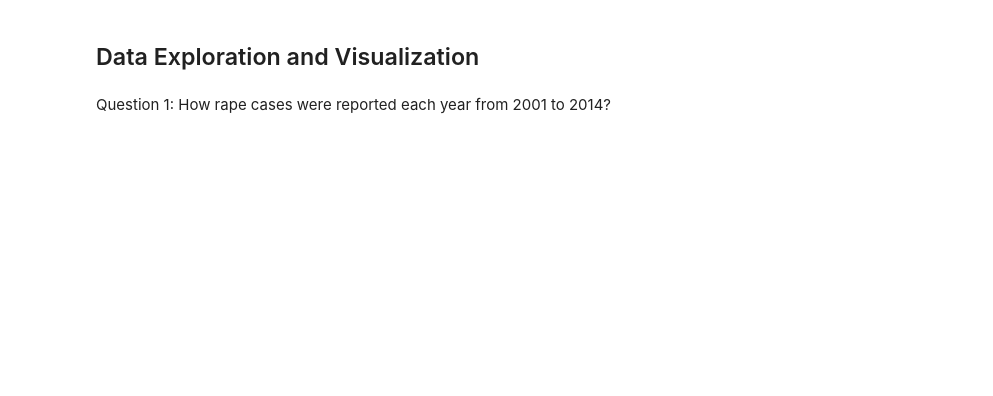
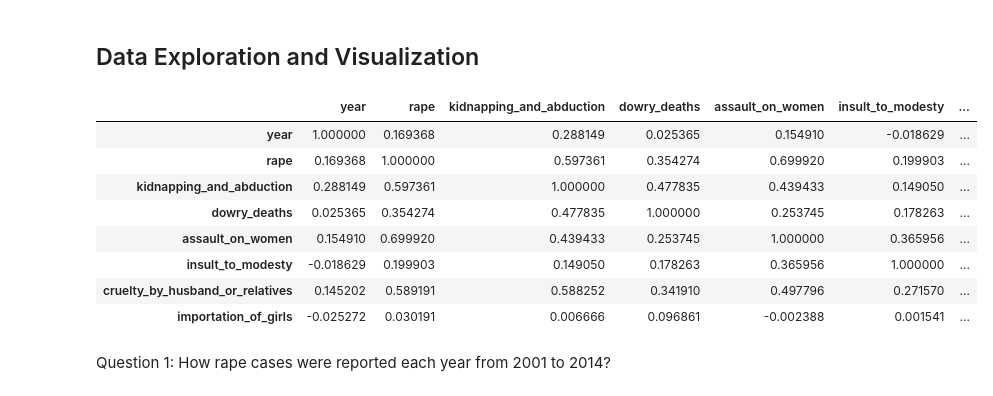
Before and after one commit to apacheteam/Crime-Against-Women-PP22-C623-APACHE-TEAM, a Jupyter notebook: data exploration.ipynb, the cells around one changed output. Saved outputs shown, nothing was run; the diff lists cells and outputs as text; code cells hidden in the pictures; blank space fills up the shorter version.

```diff
--- a/data exploration.ipynb
+++ b/data exploration.ipynb
@@ -38,2 +440,28 @@ dtype: int64
+# %%
+# Removing the total rows
+# We have some rows giving us the total of other rows, we don't want that.
+# we drop them.
+dataset = dataset[~dataset.DISTRICT.str.contains('TOTAL')]
+# %%
+# Changing column names.
+dataset.columns = ['state/ut', 'district', 'year', 'rape',
+       'kidnapping_and_abduction', 'dowry_deaths', 'assault_on_women',
+       'insult_to_modesty', 'cruelty_by_husband_or_relatives',
+       'importation_of_girls']
 # %% [markdown]
 ## Data Exploration and Visualization
+# %%
+dataset.corr()
+# what i was thinking was since assault on modesty is like touching a woman in the wrong places and because of the 0.7
+# correlation between rape and assault i was thinking that maybe in some of the assault cases , rape was also committed
+# so basically a double offense ??
+# %% [output]
+|  | year | rape | kidnapping_and_abduction | dowry_deaths | assault_on_women | insult_to_modesty | ... |
+| year | 1.000000 | 0.169368 | 0.288149 | 0.025365 | 0.154910 | -0.018629 | ... |
+| rape | 0.169368 | 1.000000 | 0.597361 | 0.354274 | 0.699920 | 0.199903 | ... |
+| kidnapping_and_abduction | 0.288149 | 0.597361 | 1.000000 | 0.477835 | 0.439433 | 0.149050 | ... |
+| dowry_deaths | 0.025365 | 0.354274 | 0.477835 | 1.000000 | 0.253745 | 0.178263 | ... |
+| assault_on_women | 0.154910 | 0.699920 | 0.439433 | 0.253745 | 1.000000 | 0.365956 | ... |
+| insult_to_modesty | -0.018629 | 0.199903 | 0.149050 | 0.178263 | 0.365956 | 1.000000 | ... |
+| cruelty_by_husband_or_relatives | 0.145202 | 0.589191 | 0.588252 | 0.341910 | 0.497796 | 0.271570 | ... |
+| importation_of_girls | -0.025272 | 0.030191 | 0.006666 | 0.096861 | -0.002388 | 0.001541 | ... |
```
Also changed, not shown: parts of 41 cells of this notebook, 1 other file.
